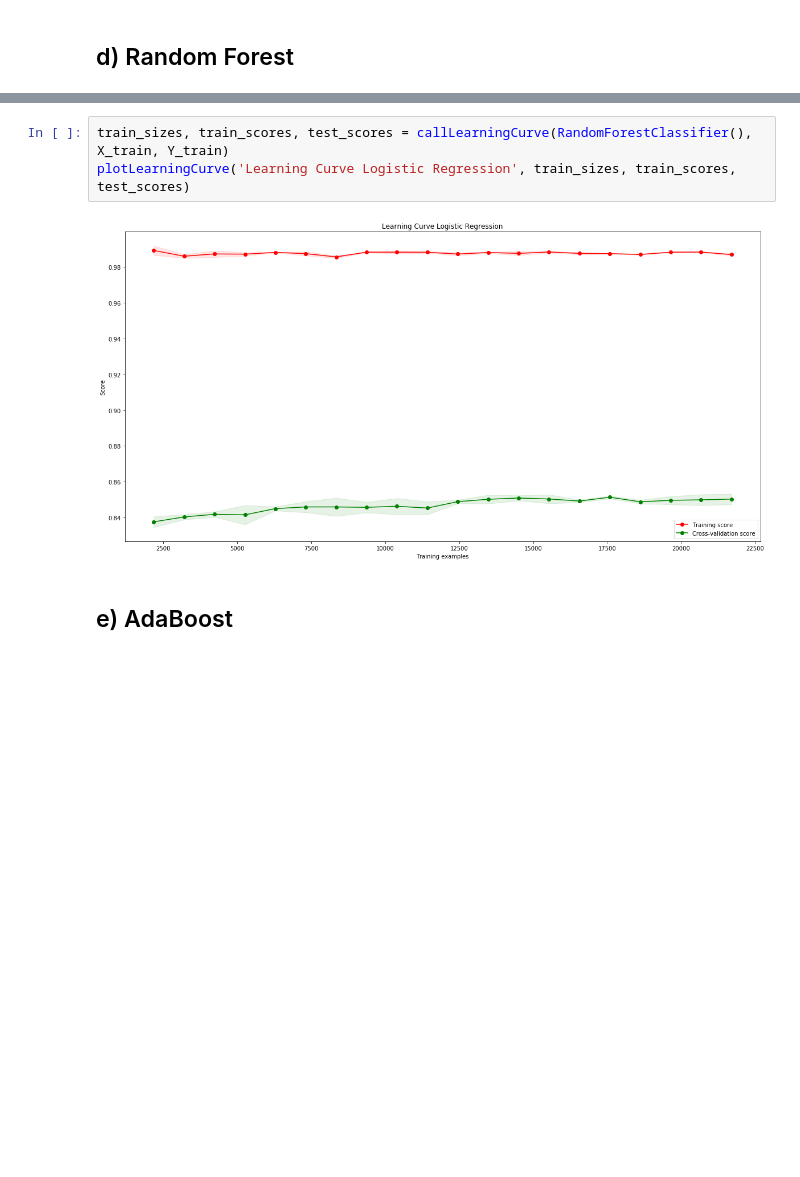
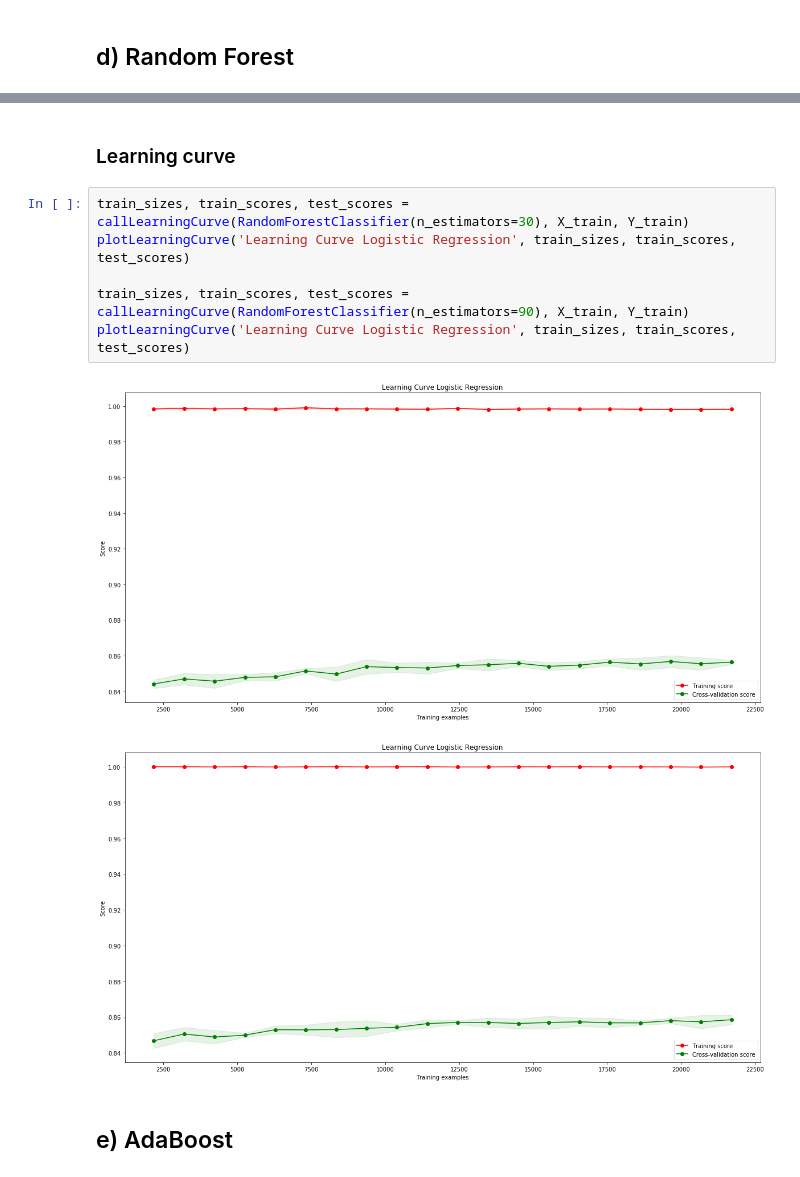
Before and after one commit to haiphucnguyen/MachineLearning, a Jupyter notebook: notes/Project 1.ipynb, the cells around one changed output, grey strips where cells are left out. Drawn from its saved outputs; the diff is of its cells as text; blank space fills up the shorter version.

```diff
--- a/notes/Project 1.ipynb
+++ b/notes/Project 1.ipynb
@@ -436,8 +427,14 @@ weighted avg       0.84      0.85      0.85     16281
+# %% [markdown]
+### Learning curve
 # %%
-train_sizes, train_scores, test_scores = callLearningCurve(RandomForestClassifier(), X_train, Y_train)
+train_sizes, train_scores, test_scores = callLearningCurve(RandomForestClassifier(n_estimators=30), X_train, Y_train)
 plotLearningCurve('Learning Curve Logistic Regression', train_sizes, train_scores, test_scores)
+
+train_sizes, train_scores, test_scores = callLearningCurve(RandomForestClassifier(n_estimators=90), X_train, Y_train)
+plotLearningCurve('Learning Curve Logistic Regression', train_sizes, train_scores, test_scores)
 # %% [output]
-[figure, old version]
+[figure, new version]
+[figure, added]
 # %% [markdown]
 ## e) AdaBoost
 # %%
```
Also changed, not shown: parts of 11 cells of this notebook.
